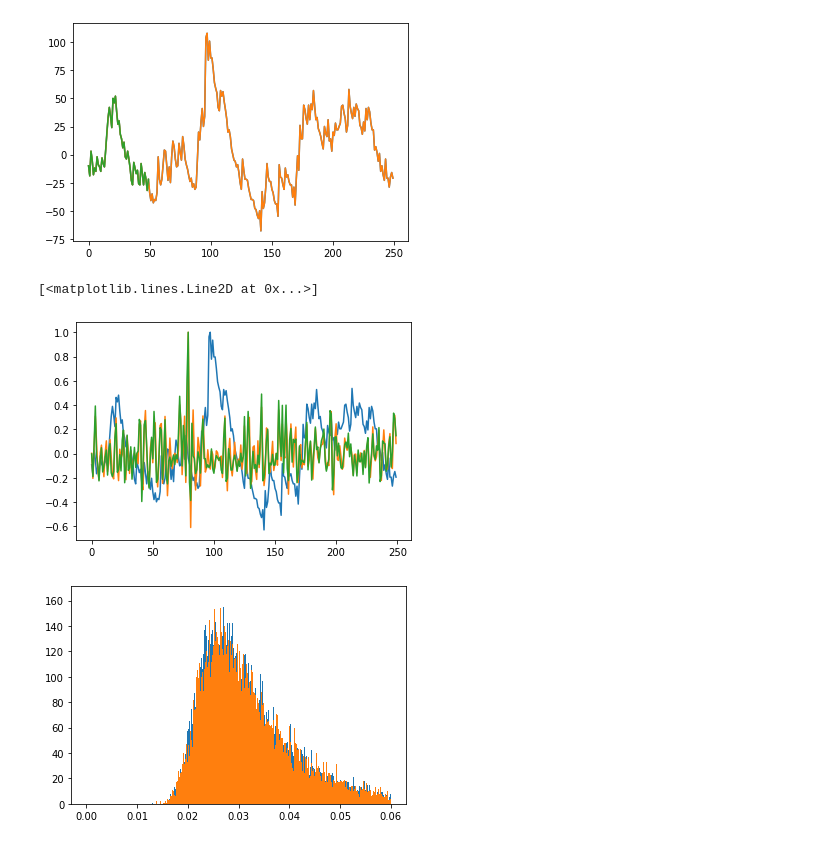
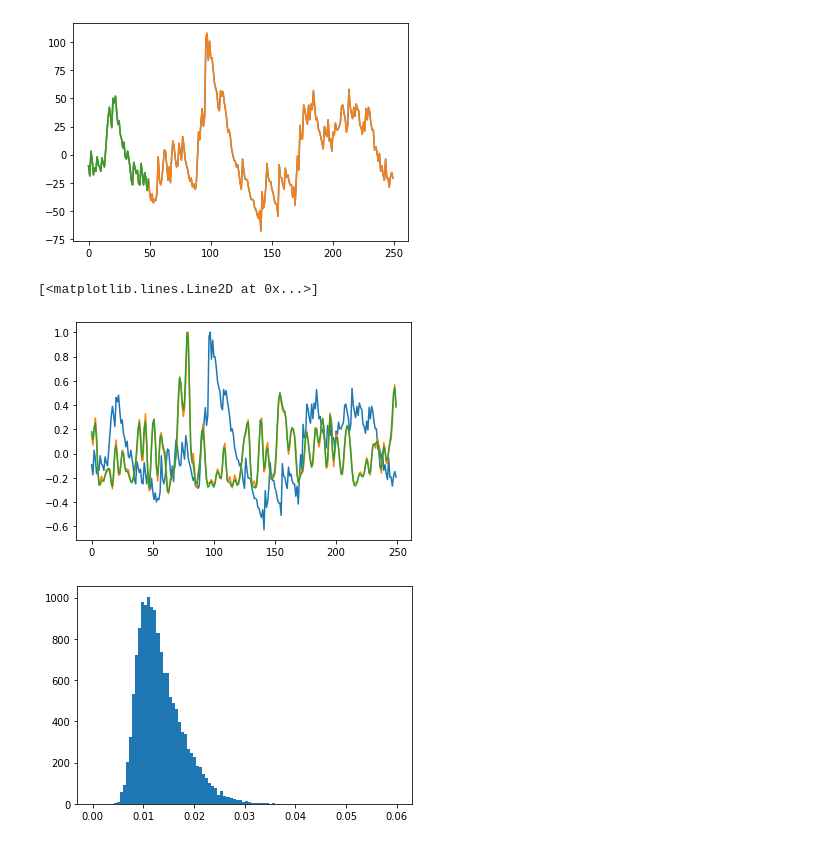
Before and after one commit to rodralva/andres_IR02_RT_eficiencia, a Jupyter notebook: data_process.ipynb, the cells around one changed output. Saved outputs shown, nothing was run; the diff lists cells and outputs as text; code cells hidden in the pictures.

```diff
--- a/data_process.ipynb
+++ b/data_process.ipynb
@@ -113,7 +113,7 @@ plt.plot(WVF[ev,:PED_BINS])
 [figure]
 [figure]
 # %%
-def make_GaussFilter(wvf,omega_cut=0.05,WVF_SIZE=250):
+def make_GaussFilter(wvf,omega_cut=0.03,WVF_SIZE=250):
     # Creates a gauss filter with WVF size in the frequency domain with charactheristic frecency OMEGA_CUT in GHz
     gaus_f   =np.exp(- (np.arange(len(wvf))*0.25/WVF_SIZE/ omega_cut )**2)
     gaus_f[0]=0;
@@ -150,28 +150,31 @@ plt.plot(apply_filtering(WVF[ev],True,denominator2)/np.max(apply_filtering(WVF[e
 plt.plot(apply_filtering(WVF[ev],True,denominator3)/np.max(apply_filtering(WVF[ev],True,denominator3)))
 # %% [output]
 [<matplotlib.lines.Line2D at 0x...>]
-[figure, old version]
+[figure, new version]
 # %%
 WVF_filtered=[]
 for i in range(len(WVF)):
     WVF_filtered.append(fft.irfft(fft.rfft(WVF[i])*gauss_f/denominator3))
 
 WVF_filtered=np.array(WVF_filtered)
 
 
-PED_filtered=np.mean(WVF_filtered[:,:20],axis=1)
+PED_filtered=np.mean(WVF_filtered[:,:50],axis=1)
+PED_STD     =np.std (WVF_filtered[:,:50],axis=1)
 
 A_PEAK_filtered= np.max(WVF_filtered,axis=1)
-plt.hist(A_PEAK_filtered,2000,[0,0.06]);
+# plt.hist(A_PEAK_filtered,2000,[0,0.06]);
 
 # remove pedestal
 WVF_filtered=WVF_filtered-PED_filtered[:, np.newaxis]
 A_PEAK_filtered= np.max(WVF_filtered,axis=1)
 
-plt.hist(A_PEAK_filtered[PED_filtered<0.002],2000,[0,0.06]);
+# plt.hist(A_PEAK_filtered[PED_filtered<0.0005],2000,[0,0.06]);
+# plt.hist(A_PEAK_filtered[PED_filtered<0.0002],2000,[0,0.06]);
+plt.hist(A_PEAK_filtered[PED_STD<0.002],100,[0,0.06]);
 
 # ev=18
 # plt.plot(WVF[ev]/max(WVF[ev])/50)
 # plt.plot(WVF_filtered[ev])
 # %% [output]
-[figure, old version]
+[figure, new version]
```
Also changed, not shown: parts of 2 cells of this notebook.
